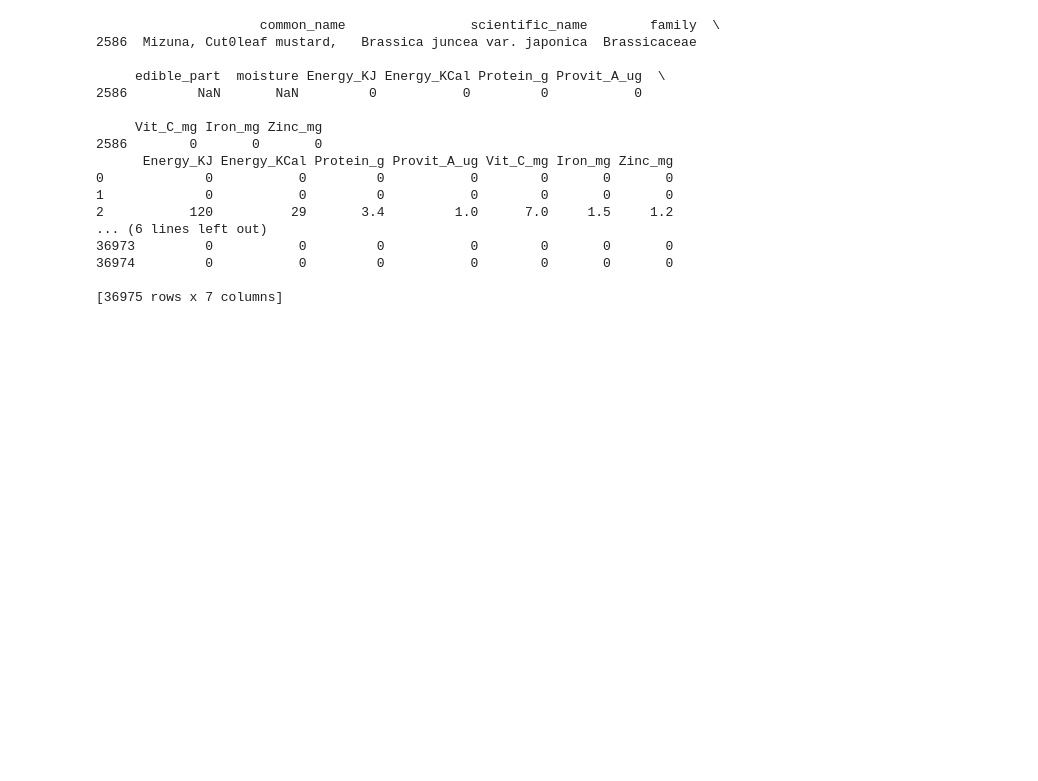
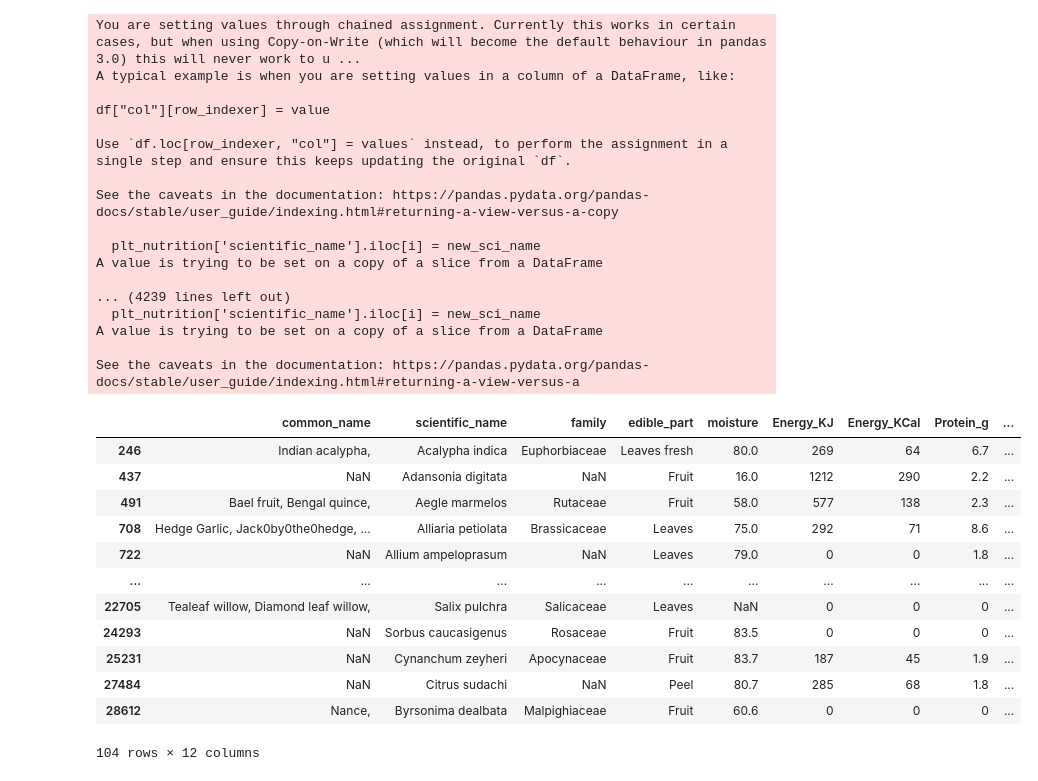
Before and after one commit to brendancapple/FloraFrontier, a Jupyter notebook: plant_nutrition.ipynb, the cells around one changed output. Cells and saved outputs as stored; diff of their text form; code cells hidden in the pictures; blank space fills up the shorter version.

```diff
--- a/plant_nutrition.ipynb
+++ b/plant_nutrition.ipynb
@@ -1,39 +1,62 @@
 # %%
 import pandas as pd
 plt_nutrition = pd.read_csv('FPI_Nutrition.csv')
 plt_nutrition.columns = ['common_name','scientific_name','family','edible_part','moisture','Energy_KJ','Energy_KCal','Protein_g','Provit_A_ug','Vit_C_mg','Iron_mg','Zinc_mg']
 #plt_nutrition.head()
 
 #plt_nutrition[plt_nutrition['scientific_name'] == 'Brassica juncea var. japonica'] #plt_nutrition['family'] == 'Brassicaceae'
 #plt_nutrition.fillna('-')
 #plt_nutrition[plt_nutrition['common_name'].contains('Apple')] #.str.contains('Apple')
 
 #for partial search
-print(plt_nutrition[plt_nutrition['common_name'].str.contains("Mizuna")==True])
+#print(plt_nutrition[plt_nutrition['common_name'].str.contains("Mizuna")==True])
 
 #print(plt_nutrition['Vit_C_mg'])
 
-filtered_df = plt_nutrition.dropna(axis=1)
-print(filtered_df)
+#print(plt_nutrition)
 
+#i = 2 #excluding first incomplete entry
+i = 3
+while i < len(plt_nutrition['scientific_name']):
+    if type(plt_nutrition['scientific_name'].iloc[i]) == float:
+        sci_index = i - 1
+        new_sci_name = plt_nutrition['scientific_name'].iloc[sci_index]
+        plt_nutrition['scientific_name'].iloc[i] = new_sci_name
+    i += 1
+
+#filter for nutritional content
 plt_nutrition['Vit_C_mg'] = pd.to_numeric(plt_nutrition['Vit_C_mg'], errors='coerce')
-mask = (plt_nutrition['Vit_C_mg'] >= 100) & (plt_nutrition['scientific_name'] == 'NaN')
+mask = (plt_nutrition['Vit_C_mg'] >= 100) #& (plt_nutrition['scientific_name'] == 'NaN')
 vitChundred = plt_nutrition[mask]
+vitChundred
 # %% [output]
-                     common_name                scientific_name        family  \
-2586  Mizuna, Cut0leaf mustard,   Brassica juncea var. japonica  Brassicaceae
+You are setting values through chained assignment. Currently this works in certain cases, but when using Copy-on-Write (which will become the default behaviour in pandas 3.0) this will never work to u ...
+A typical example is when you are setting values in a column of a DataFrame, like:
 
-     edible_part  moisture Energy_KJ Energy_KCal Protein_g Provit_A_ug  \
-2586         NaN       NaN         0           0         0           0
+df["col"][row_indexer] = value
 
-     Vit_C_mg Iron_mg Zinc_mg
-2586        0       0       0
-      Energy_KJ Energy_KCal Protein_g Provit_A_ug Vit_C_mg Iron_mg Zinc_mg
-0             0           0         0           0        0       0       0
-1             0           0         0           0        0       0       0
-2           120          29       3.4         1.0      7.0     1.5     1.2
-... (6 lines left out)
-36973         0           0         0           0        0       0       0
-36974         0           0         0           0        0       0       0
+Use `df.loc[row_indexer, "col"] = values` instead, to perform the assignment in a single step and ensure this keeps updating the original `df`.
 
-[36975 rows x 7 columns]
+See the caveats in the documentation: https://pandas.pydata.org/pandas-docs/stable/user_guide/indexing.html#returning-a-view-versus-a-copy
+
+  plt_nutrition['scientific_name'].iloc[i] = new_sci_name
+A value is trying to be set on a copy of a slice from a DataFrame
+
+... (4239 lines left out)
+  plt_nutrition['scientific_name'].iloc[i] = new_sci_name
+A value is trying to be set on a copy of a slice from a DataFrame
+
+See the caveats in the documentation: https://pandas.pydata.org/pandas-docs/stable/user_guide/indexing.html#returning-a-view-versus-a
+|  | common_name | scientific_name | family | edible_part | moisture | Energy_KJ | Energy_KCal | Protein_g | ... |
+| 246 | Indian acalypha, | Acalypha indica | Euphorbiaceae | Leaves fresh | 80.0 | 269 | 64 | 6.7 | ... |
+| 437 | NaN | Adansonia digitata | NaN | Fruit | 16.0 | 1212 | 290 | 2.2 | ... |
+| 491 | Bael fruit, Bengal quince, | Aegle marmelos | Rutaceae | Fruit | 58.0 | 577 | 138 | 2.3 | ... |
+| 708 | Hedge Garlic, Jack0by0the0hedge, ... | Alliaria petiolata | Brassicaceae | Leaves | 75.0 | 292 | 71 | 8.6 | ... |
+| 722 | NaN | Allium ampeloprasum | NaN | Leaves | 79.0 | 0 | 0 | 1.8 | ... |
+| ... | ... | ... | ... | ... | ... | ... | ... | ... | ... |
+| 22705 | Tealeaf willow, Diamond leaf willow, | Salix pulchra | Salicaceae | Leaves | NaN | 0 | 0 | 0 | ... |
+| 24293 | NaN | Sorbus caucasigenus | Rosaceae | Fruit | 83.5 | 0 | 0 | 0 | ... |
+| 25231 | NaN | Cynanchum zeyheri | Apocynaceae | Fruit | 83.7 | 187 | 45 | 1.9 | ... |
+| 27484 | NaN | Citrus sudachi | NaN | Peel | 80.7 | 285 | 68 | 1.8 | ... |
+| 28612 | Nance, | Byrsonima dealbata | Malpighiaceae | Fruit | 60.6 | 0 | 0 | 0 | ... |
+104 rows × 12 columns
```
